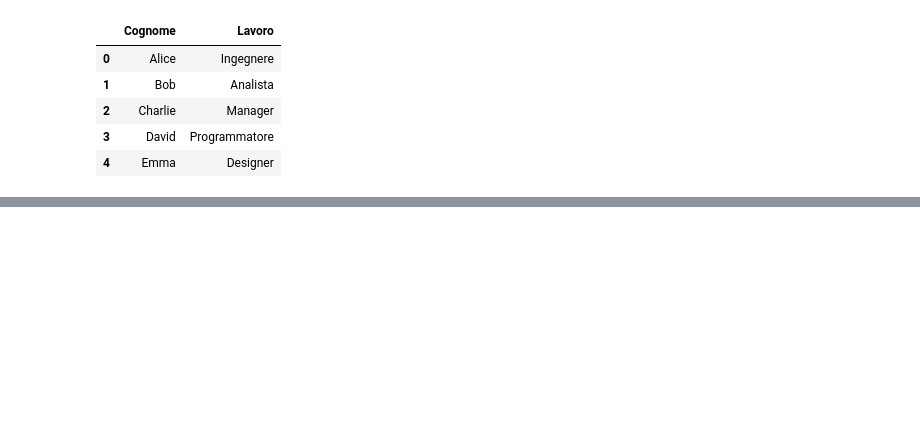
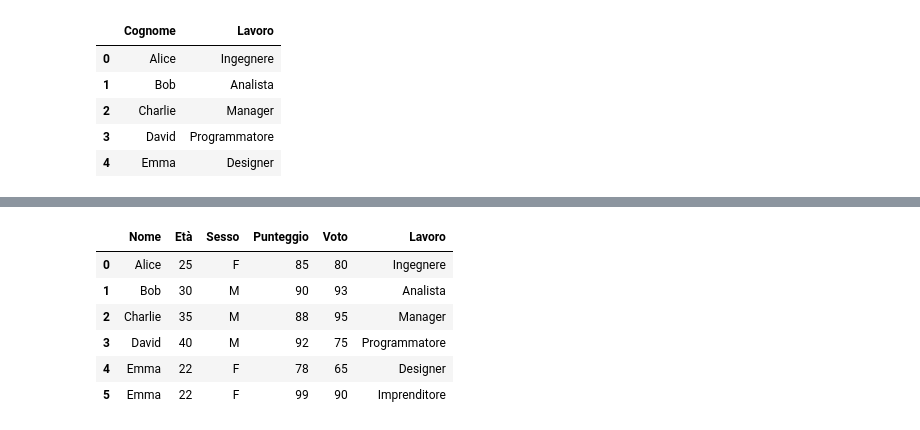
Before and after one commit to Undersk0re/machine-learning-course, a Jupyter notebook: python/Lez04/02Es_pandas_2solve.ipynb, the cells around one changed output, grey strips where cells are left out. Cells and saved outputs as stored; diff of their text form; code cells hidden in the pictures; blank space fills up the shorter version.

```diff
--- a/python/Lez04/02Es_pandas_2solve.ipynb
+++ b/python/Lez04/02Es_pandas_2solve.ipynb
@@ -261,0 +331,8 @@ df2
+# %%
+# 18. Carica un DataFrame da un file CSV
+# df = pd.read_csv('dati.csv', sep=';')
+# df = pd.read_csv('dati.csv', encoding='utf-8')
+# df = pd.read_csv('dati.csv', header=None)
+# df = pd.read_csv('dati.csv', header=None, names=['Colonna1', 'Colonna2', 'Colonna3'])
+df_loaded = pd.read_csv('dati.csv')
+df_loaded
@@ -261,0 +346,13 @@ df2
+# %%
+# 19. Aggiungi una riga al DataFrame
+nuova_riga = {'Nome': 'Emma', 'Età': 22, 'Sesso': 'F', 'Punteggio':99 , 'Voto' : 90 , 'Lavoro':'Imprenditore'}
+df_concat = pd.concat([df_loaded, pd.DataFrame([nuova_riga])], ignore_index=True)
+df_concat
+# %% [output]
+|  | Nome | Età | Sesso | Punteggio | Voto | Lavoro |
+| 0 | Alice | 25 | F | 85 | 80 | Ingegnere |
+| 1 | Bob | 30 | M | 90 | 93 | Analista |
+| 2 | Charlie | 35 | M | 88 | 95 | Manager |
+| 3 | David | 40 | M | 92 | 75 | Programmatore |
+| 4 | Emma | 22 | F | 78 | 65 | Designer |
+| 5 | Emma | 22 | F | 99 | 90 | Imprenditore |
```
Also changed, not shown: parts of 19 cells of this notebook, 1 other file.
